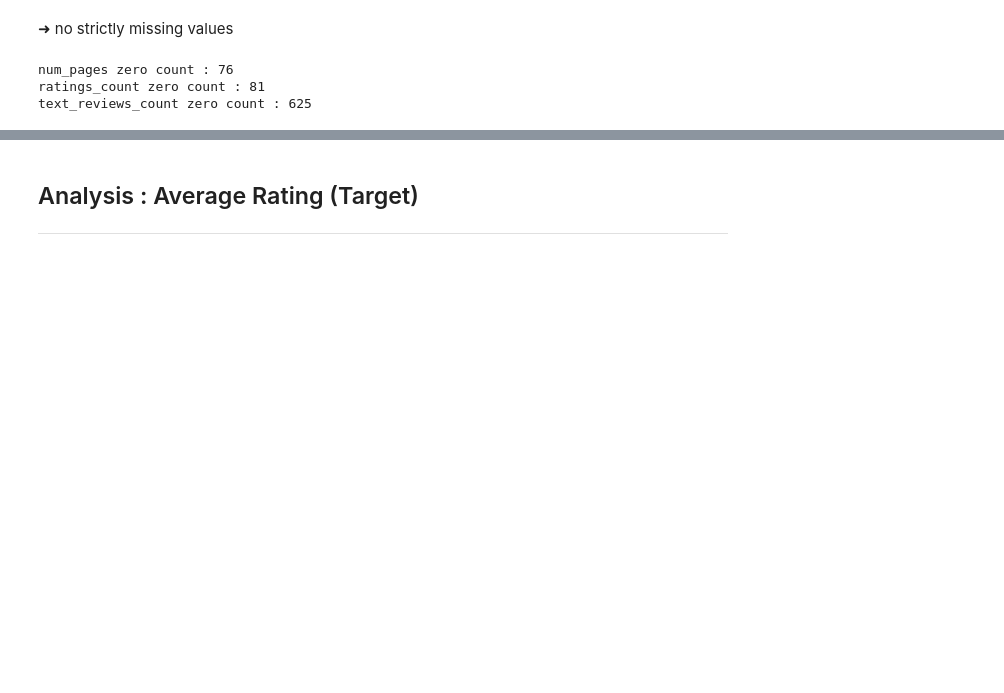
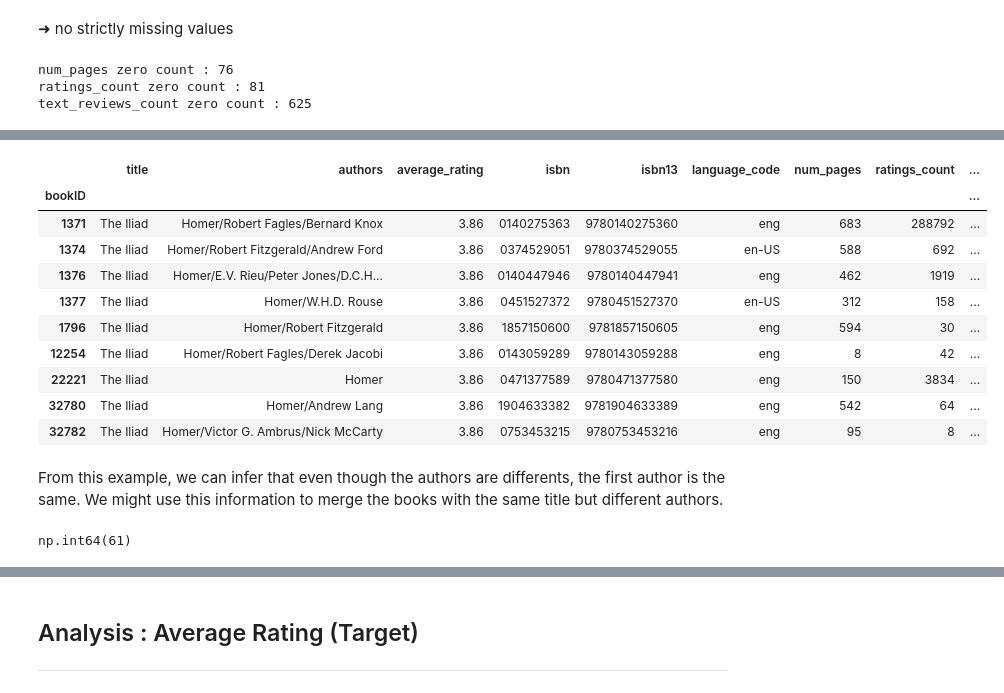
Before and after one commit to hyougo/Goodreads_Ratings_ML, a Jupyter notebook: notebooks/book_rating_pipeline_hugo.ipynb, the cells around one changed output, grey strips where cells are left out. Saved outputs shown, nothing was run; the diff lists cells and outputs as text; code cells hidden in the pictures; blank space fills up the shorter version.

```diff
--- a/notebooks/book_rating_pipeline_hugo.ipynb
+++ b/notebooks/book_rating_pipeline_hugo.ipynb
@@ -308,0 +443,24 @@ df.loc[df["title"]=="Memoirs of a Geisha",["title","authors","publisher","isbn",
+# %%
+df[df["title"] == "The Iliad"][:]
+# %% [output]
+|  | title | authors | average_rating | isbn | isbn13 | language_code | num_pages | ratings_count | ... |
+| bookID |  |  |  |  |  |  |  |  | ... |
+| 1371 | The Iliad | Homer/Robert Fagles/Bernard Knox | 3.86 | 0140275363 | 9780140275360 | eng | 683 | 288792 | ... |
+| 1374 | The Iliad | Homer/Robert Fitzgerald/Andrew Ford | 3.86 | 0374529051 | 9780374529055 | en-US | 588 | 692 | ... |
+| 1376 | The Iliad | Homer/E.V. Rieu/Peter Jones/D.C.H... | 3.86 | 0140447946 | 9780140447941 | eng | 462 | 1919 | ... |
+| 1377 | The Iliad | Homer/W.H.D. Rouse | 3.86 | 0451527372 | 9780451527370 | en-US | 312 | 158 | ... |
+| 1796 | The Iliad | Homer/Robert Fitzgerald | 3.86 | 1857150600 | 9781857150605 | eng | 594 | 30 | ... |
+| 12254 | The Iliad | Homer/Robert Fagles/Derek Jacobi | 3.86 | 0143059289 | 9780143059288 | eng | 8 | 42 | ... |
+| 22221 | The Iliad | Homer | 3.86 | 0471377589 | 9780471377580 | eng | 150 | 3834 | ... |
+| 32780 | The Iliad | Homer/Andrew Lang | 3.86 | 1904633382 | 9781904633389 | eng | 542 | 64 | ... |
+| 32782 | The Iliad | Homer/Victor G. Ambrus/Nick McCarty | 3.86 | 0753453215 | 9780753453216 | eng | 95 | 8 | ... |
+# %% [markdown]
+From this example, we can infer that even though the authors are differents, the first author is the same.
+We might use this information to merge the books with the same title but different authors.
+# %%
+# number for books with same title but different first author
+df_same_title_not_1st_author = df.groupby(
+    ["title"])["first_author"].nunique() > 1
+df_same_title_not_1st_author.sum()
+# %% [output]
+np.int64(61)
```
Also changed, not shown: parts of 58 cells of this notebook.
